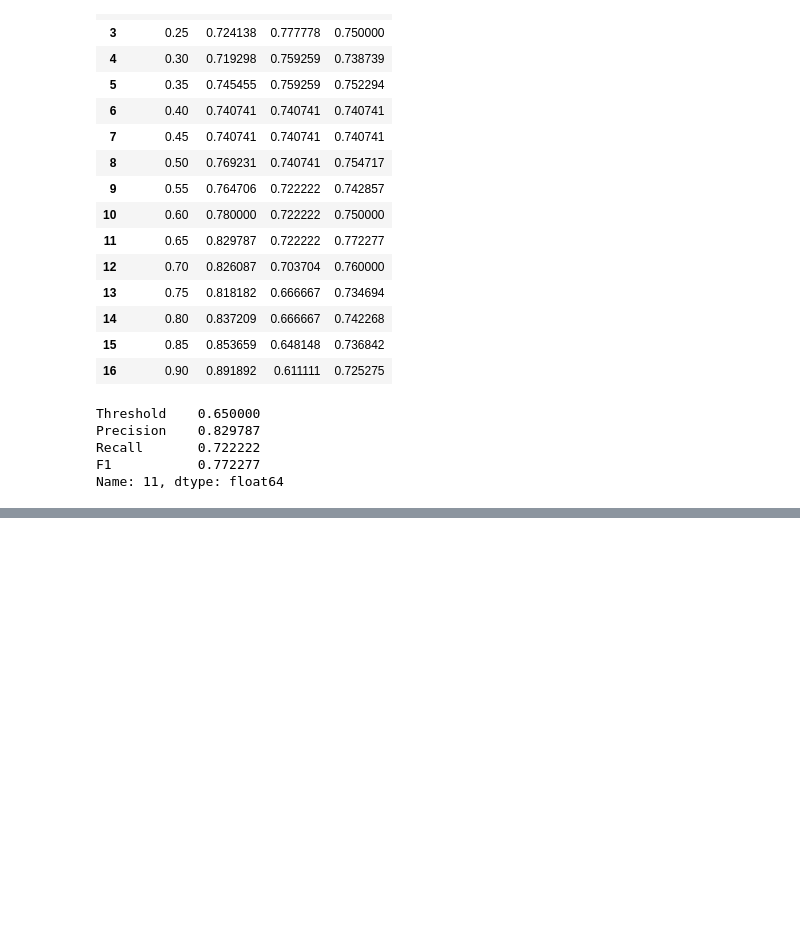
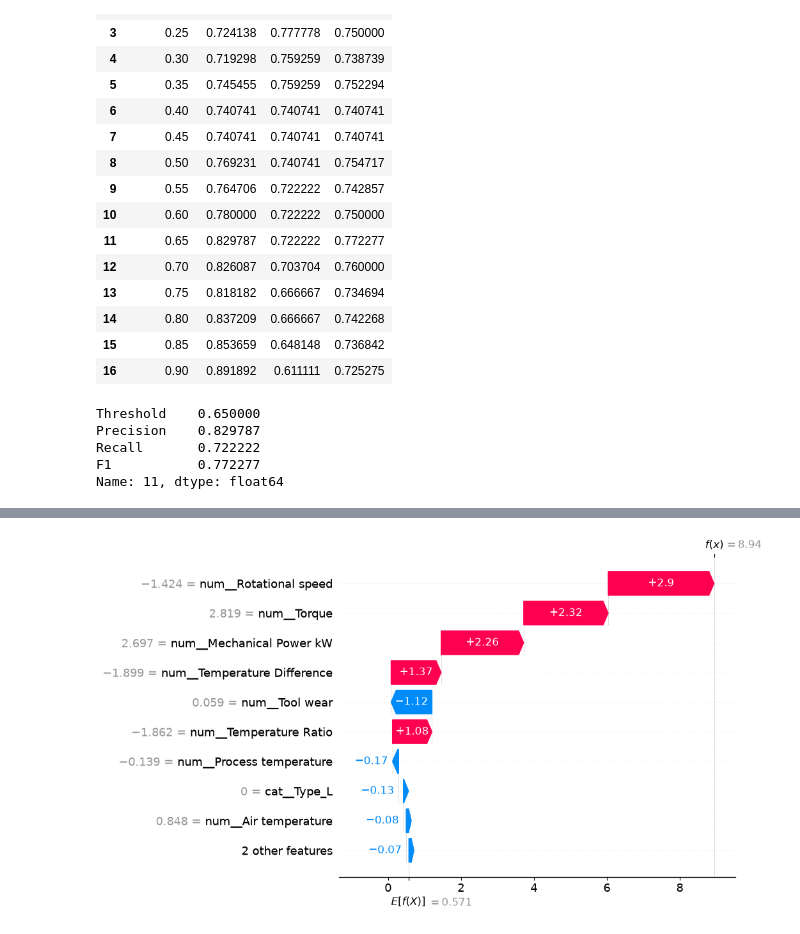
Before and after one commit to ankith0921/Industrial-predictive-maintenance, a Jupyter notebook: notebooks/01_dataset_exploration.ipynb, the cells around one changed output, grey strips where cells are left out. Cells and saved outputs as stored; diff of their text form; code cells hidden in the pictures; blank space fills up the shorter version.

```diff
--- a/notebooks/01_dataset_exploration.ipynb
+++ b/notebooks/01_dataset_exploration.ipynb
@@ -1609,0 +1897,11 @@ Name: 11, dtype: float64
+# %%
+shap.waterfall_plot(
+    shap.Explanation(
+        values=shap_values[risk_index],
+        base_values=explainer.expected_value,
+        data=X_test_transformed[risk_index],
+        feature_names=feature_names
+    )
+)
+# %% [output]
+[figure, added]
```
Also changed, not shown: parts of 31 cells of this notebook, 1 other file.
